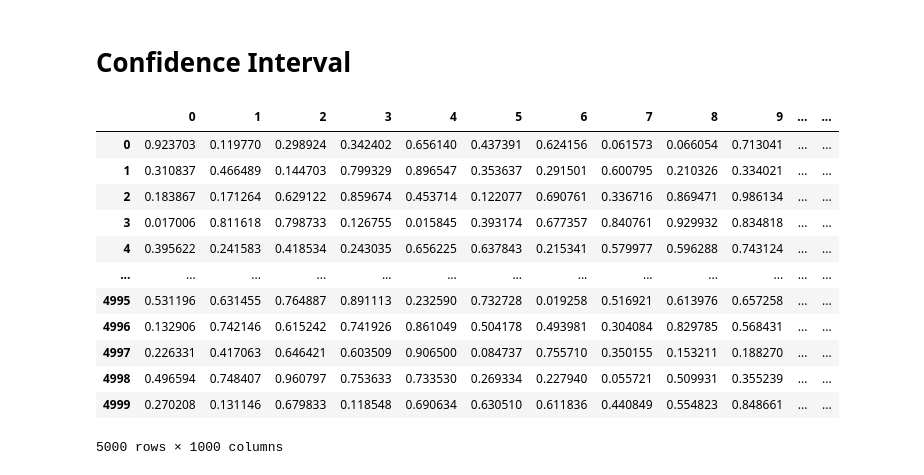
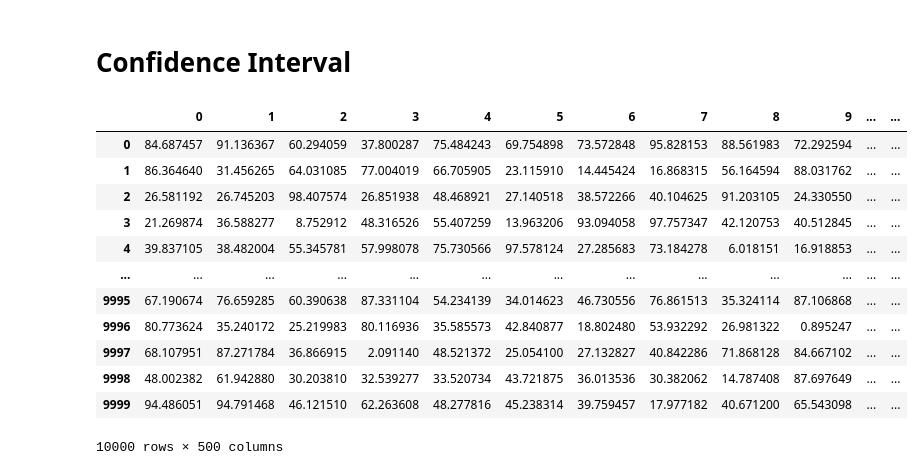
Before and after one commit to indhra/Statistics_Probability_GaneshSir, a Jupyter notebook: Day2-ConfidenceInterval.ipynb, the cells around one changed output. Saved outputs shown, nothing was run; the diff lists cells and outputs as text; code cells hidden in the pictures.

```diff
--- a/Day2-ConfidenceInterval.ipynb
+++ b/Day2-ConfidenceInterval.ipynb
@@ -15,27 +15,28 @@ Num_of_samples = 500
 # %%
-population_value = np.random.random_sample((Population_N))
+population_value = np.random.random_sample((Population_N)) * 100
 consolidated_sample_sets = []
 
 for single_sample_set in range(Num_of_samples) :
     random_seed = np.random.randint(0,Num_of_samples*2)
     np.random.seed( random_seed )
     random_sub_sample = np.random.choice(population_value, size=Sample_size)
     consolidated_sample_sets.append(random_sub_sample)
 
 
 dataframe = pd.DataFrame(consolidated_sample_sets)
+dataframe =dataframe.T
 dataframe
 # %% [output]
 |  | 0 | 1 | 2 | 3 | 4 | 5 | 6 | 7 | 8 | 9 | ... | ... |
-| 0 | 0.923703 | 0.119770 | 0.298924 | 0.342402 | 0.656140 | 0.437391 | 0.624156 | 0.061573 | 0.066054 | 0.713041 | ... | ... |
-| 1 | 0.310837 | 0.466489 | 0.144703 | 0.799329 | 0.896547 | 0.353637 | 0.291501 | 0.600795 | 0.210326 | 0.334021 | ... | ... |
-| 2 | 0.183867 | 0.171264 | 0.629122 | 0.859674 | 0.453714 | 0.122077 | 0.690761 | 0.336716 | 0.869471 | 0.986134 | ... | ... |
-| 3 | 0.017006 | 0.811618 | 0.798733 | 0.126755 | 0.015845 | 0.393174 | 0.677357 | 0.840761 | 0.929932 | 0.834818 | ... | ... |
-| 4 | 0.395622 | 0.241583 | 0.418534 | 0.243035 | 0.656225 | 0.637843 | 0.215341 | 0.579977 | 0.596288 | 0.743124 | ... | ... |
+| 0 | 84.687457 | 91.136367 | 60.294059 | 37.800287 | 75.484243 | 69.754898 | 73.572848 | 95.828153 | 88.561983 | 72.292594 | ... | ... |
+| 1 | 86.364640 | 31.456265 | 64.031085 | 77.004019 | 66.705905 | 23.115910 | 14.445424 | 16.868315 | 56.164594 | 88.031762 | ... | ... |
+| 2 | 26.581192 | 26.745203 | 98.407574 | 26.851938 | 48.468921 | 27.140518 | 38.572266 | 40.104625 | 91.203105 | 24.330550 | ... | ... |
+| 3 | 21.269874 | 36.588277 | 8.752912 | 48.316526 | 55.407259 | 13.963206 | 93.094058 | 97.757347 | 42.120753 | 40.512845 | ... | ... |
+| 4 | 39.837105 | 38.482004 | 55.345781 | 57.998078 | 75.730566 | 97.578124 | 27.285683 | 73.184278 | 6.018151 | 16.918853 | ... | ... |
 | ... | ... | ... | ... | ... | ... | ... | ... | ... | ... | ... | ... | ... |
-| 4995 | 0.531196 | 0.631455 | 0.764887 | 0.891113 | 0.232590 | 0.732728 | 0.019258 | 0.516921 | 0.613976 | 0.657258 | ... | ... |
-| 4996 | 0.132906 | 0.742146 | 0.615242 | 0.741926 | 0.861049 | 0.504178 | 0.493981 | 0.304084 | 0.829785 | 0.568431 | ... | ... |
-| 4997 | 0.226331 | 0.417063 | 0.646421 | 0.603509 | 0.906500 | 0.084737 | 0.755710 | 0.350155 | 0.153211 | 0.188270 | ... | ... |
-| 4998 | 0.496594 | 0.748407 | 0.960797 | 0.753633 | 0.733530 | 0.269334 | 0.227940 | 0.055721 | 0.509931 | 0.355239 | ... | ... |
-| 4999 | 0.270208 | 0.131146 | 0.679833 | 0.118548 | 0.690634 | 0.630510 | 0.611836 | 0.440849 | 0.554823 | 0.848661 | ... | ... |
+| 9995 | 67.190674 | 76.659285 | 60.390638 | 87.331104 | 54.234139 | 34.014623 | 46.730556 | 76.861513 | 35.324114 | 87.106868 | ... | ... |
+| 9996 | 80.773624 | 35.240172 | 25.219983 | 80.116936 | 35.585573 | 42.840877 | 18.802480 | 53.932292 | 26.981322 | 0.895247 | ... | ... |
+| 9997 | 68.107951 | 87.271784 | 36.866915 | 2.091140 | 48.521372 | 25.054100 | 27.132827 | 40.842286 | 71.868128 | 84.667102 | ... | ... |
+| 9998 | 48.002382 | 61.942880 | 30.203810 | 32.539277 | 33.520734 | 43.721875 | 36.013536 | 30.382062 | 14.787408 | 87.697649 | ... | ... |
+| 9999 | 94.486051 | 94.791468 | 46.121510 | 62.263608 | 48.277816 | 45.238314 | 39.759457 | 17.977182 | 40.671200 | 65.543098 | ... | ... |
-5000 rows × 1000 columns
+10000 rows × 500 columns
```
Also changed, not shown: parts of 9 cells of this notebook, 1 other file.
